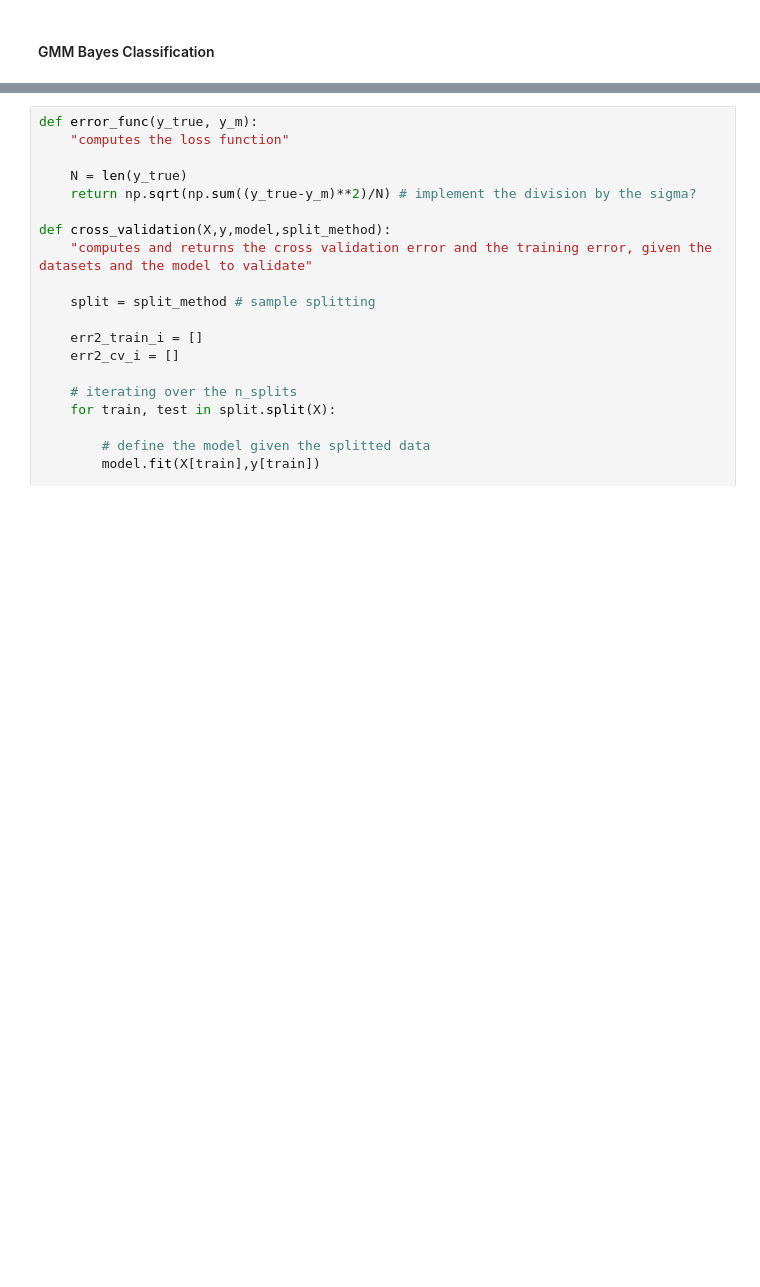
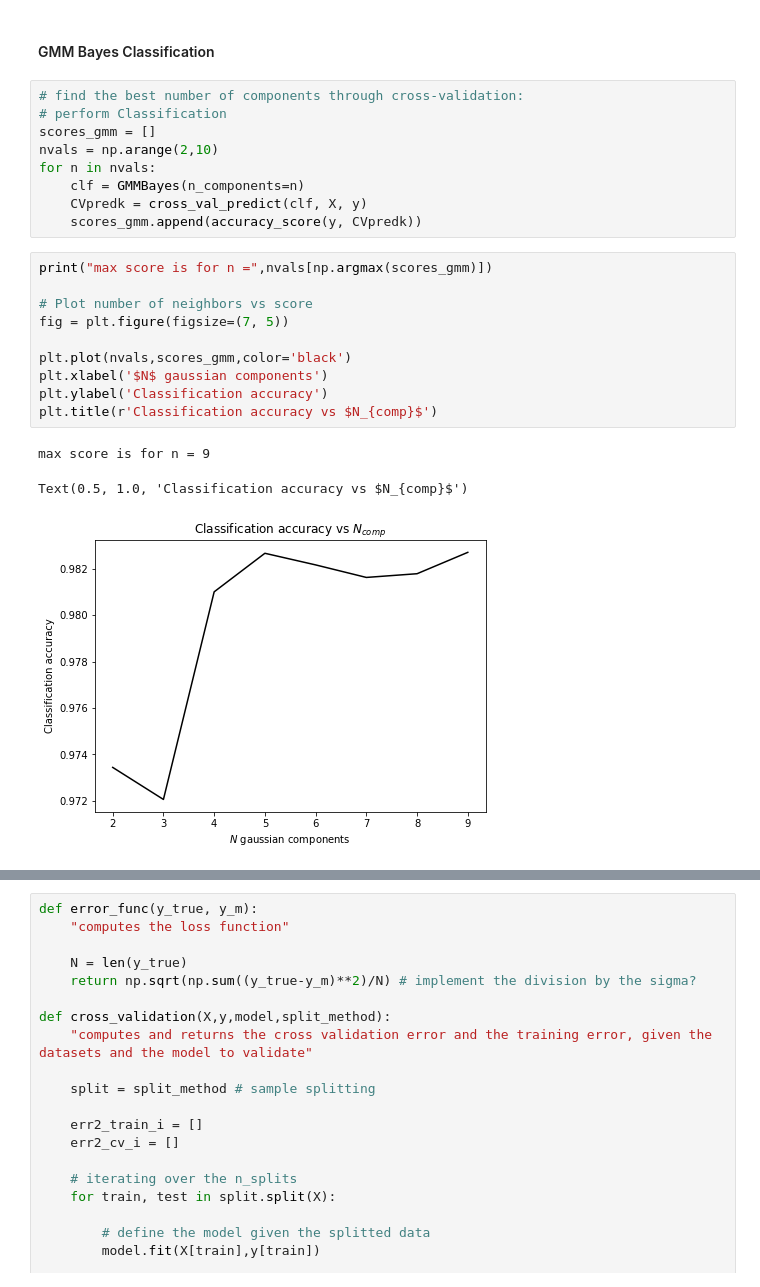
Before and after one commit to ludovicobizzarri/astrostatistics_bicocca_2024, a Jupyter notebook: working/Lesson 19/Galaxies vs Quasars.ipynb, the cells around one changed output, grey strips where cells are left out. Cells and saved outputs as stored; diff of their text form; blank space fills up the shorter version.

Commit message:
different classifiers, study on the importance of the colors

```diff
--- a/working/Lesson 19/Galaxies vs Quasars.ipynb
+++ b/working/Lesson 19/Galaxies vs Quasars.ipynb
@@ -194,2 +227,25 @@ array([[10596,   128],
 # %% [markdown]
 #### GMM Bayes Classification
+# %%
+# find the best number of components through cross-validation:
+# perform Classification
+scores_gmm = []
+nvals = np.arange(2,10)
+for n in nvals:
+    clf = GMMBayes(n_components=n)
+    CVpredk = cross_val_predict(clf, X, y)
+    scores_gmm.append(accuracy_score(y, CVpredk))
+# %%
+print("max score is for n =",nvals[np.argmax(scores_gmm)])
+
+# Plot number of neighbors vs score
+fig = plt.figure(figsize=(7, 5))
+
+plt.plot(nvals,scores_gmm,color='black')
+plt.xlabel('$N$ gaussian components')
+plt.ylabel('Classification accuracy')
+plt.title(r'Classification accuracy vs $N_{comp}$')
+# %% [output]
+max score is for n = 9
+Text(0.5, 1.0, 'Classification accuracy vs $N_{comp}$')
+[figure, added]
```
Also changed, not shown: parts of 39 cells of this notebook.
